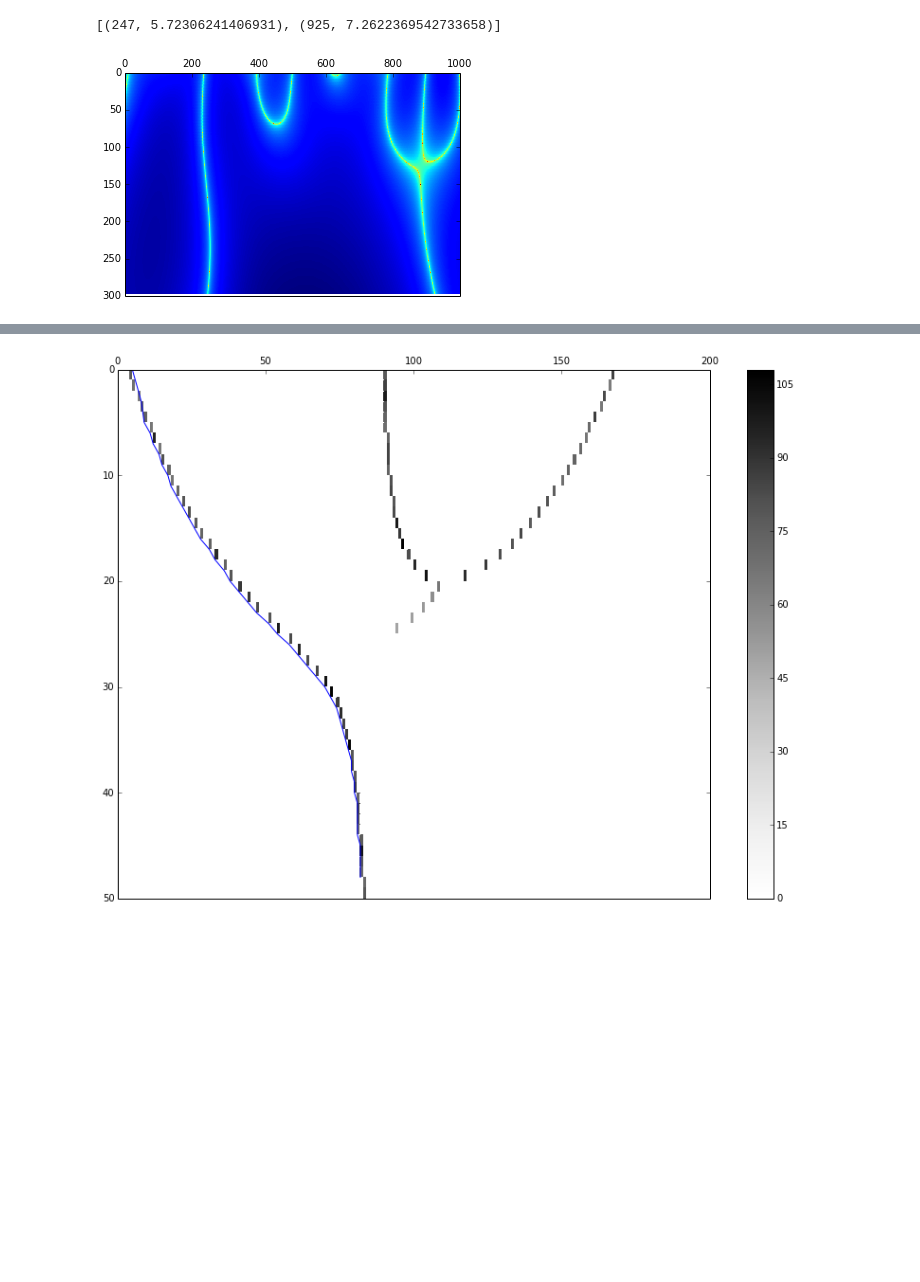
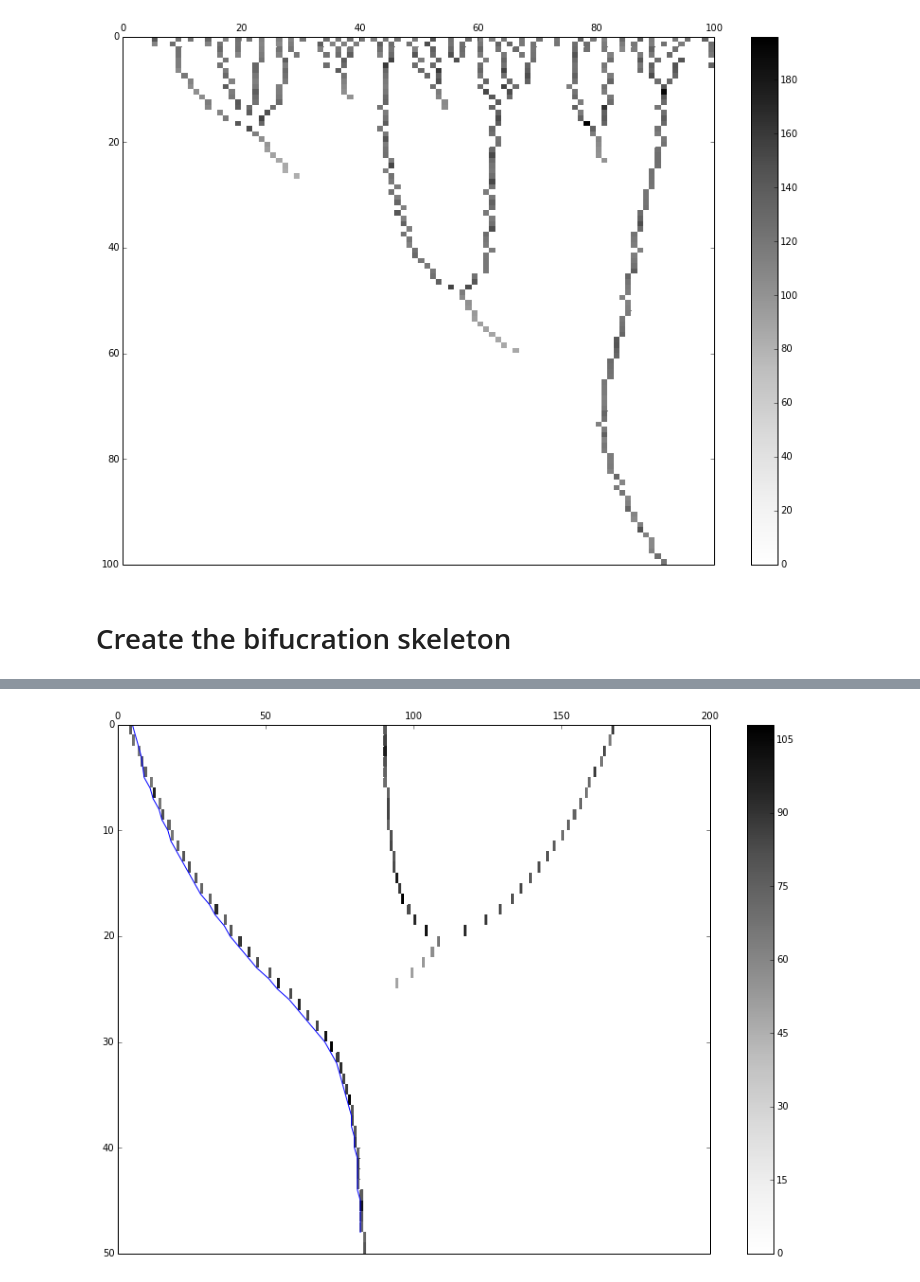
Before and after one commit to buckie/wtmm-python, a Jupyter notebook: notebooks/scipy approach.ipynb, the cells around one changed output, grey strips where cells are left out. Saved outputs shown, nothing was run; the diff lists cells and outputs as text; code cells hidden in the pictures; blank space fills up the shorter version.

```diff
--- a/notebooks/scipy approach.ipynb
+++ b/notebooks/scipy approach.ipynb
@@ -48,8 +56,5 @@ plot(bwn_m)
 # %%
-widths = np.arange(1, 200, 0.5)
-sig = bwn_m
+widths = np.arange(1, 100, 0.25)
+sig = fbm_s
 w_coefs_bwn = signal.cwt(sig, signal.ricker, widths)
 w_coefs_bwn_la = -1 * log(abs(w_coefs_bwn))
-plt.pcolor(w_coefs_bwn_la)
-plt.colorbar()
-plt.show()
@@ -66,0 +79,3 @@ plt.show()
+# %%
+mask = create_w_coef_mask(w_coefs_bwn_la)
+assert mask.shape == w_coefs_bwn_la.shape, (mask.shape, w_coefs_bwn_la.shape)
@@ -67,12 +84,10 @@ plt.show()
 # %%
-w_cofs = w_coefs_bwn_la[100:]
-maxs = signal.argrelmax(w_cofs[-1], order=2)[0]
-print(zip(maxs, w_cofs[-1][maxs]))
-plt.pcolor(w_cofs)
+plt.figure(figsize=(14,10))
+plt.pcolormesh(mask[:100,:100], cmap='Greys')
+plt.colorbar()
 ax = plt.gca()
 ax.set_ylim(ax.get_ylim()[::-1])
 ax.xaxis.tick_top()
 plt.show()
 # %% [output]
-[(247, 5.72306241406931), (925, 7.2622369542733658)]
-[figure, old version]
+[figure, new version]
@@ -110 +94,3 @@ for n, row in enumerate(w_cofs):
+# %% [markdown]
+# Create the bifucration skeleton
 # %%
```
Also changed, not shown: parts of 47 cells of this notebook.
